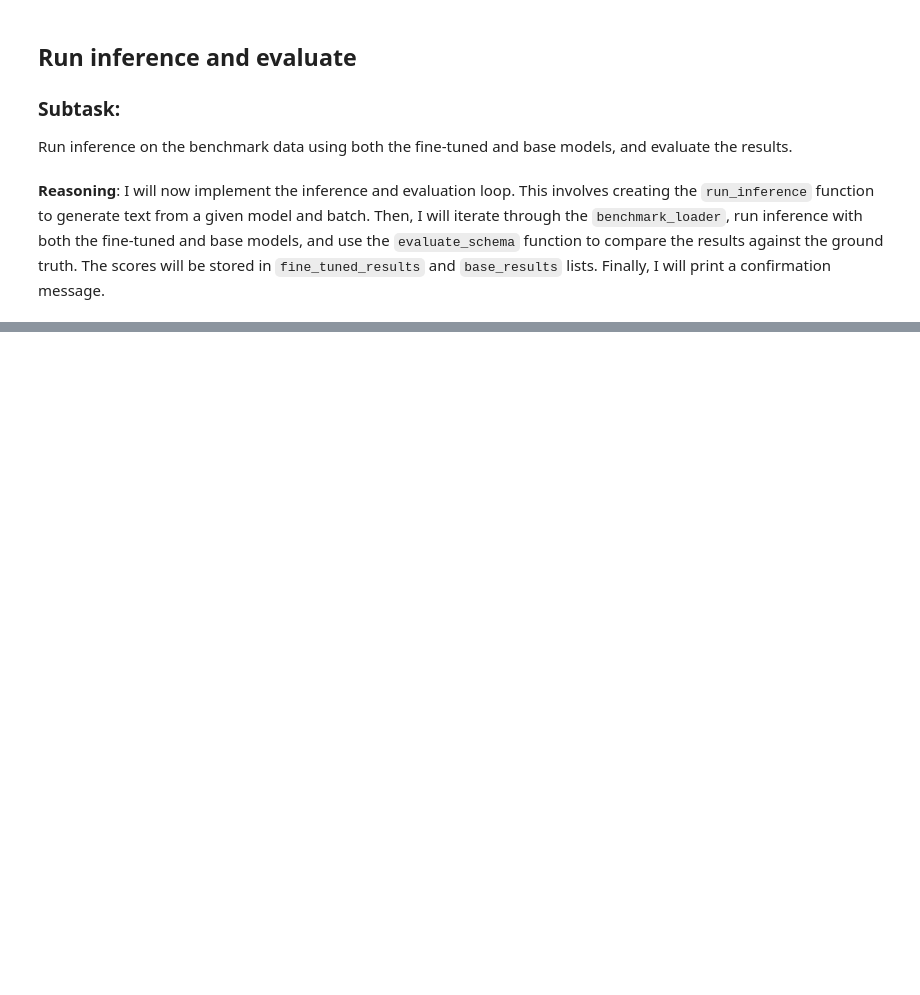
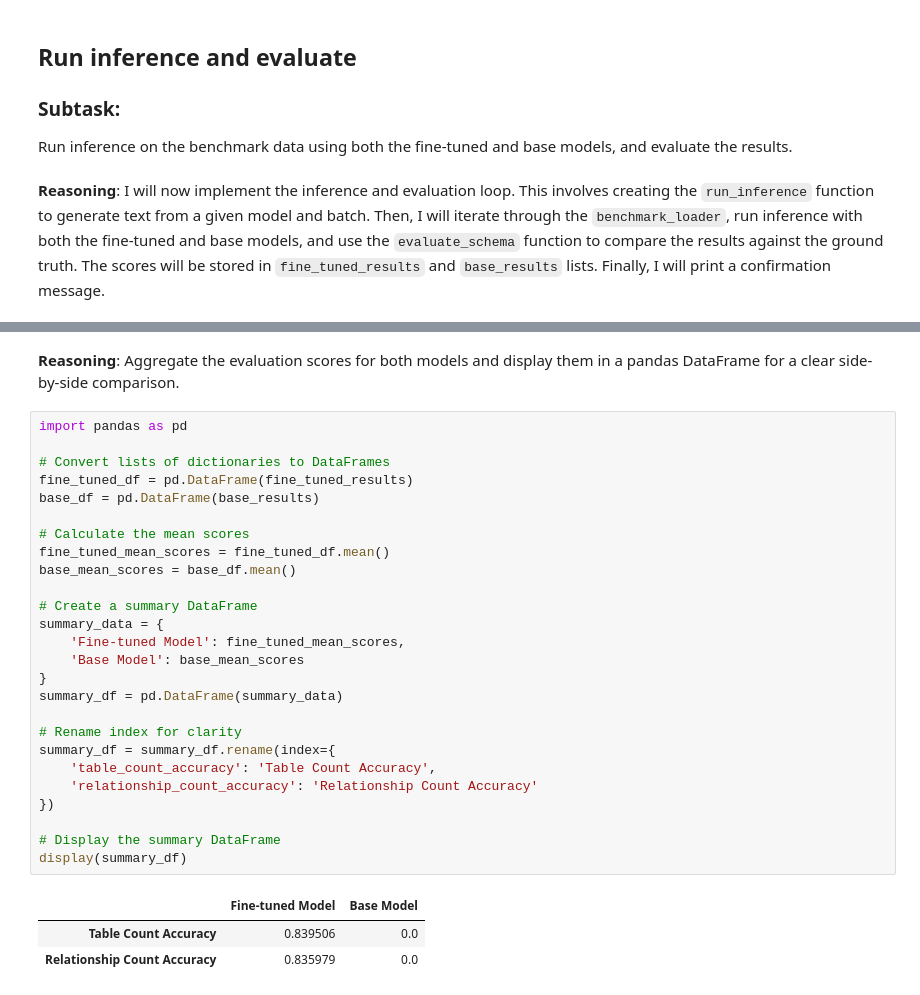
Before and after one commit to dvnguyen02/dbdiagram2SQLschema, a Jupyter notebook: notebooks/finetuning.ipynb, the cells around one changed output, grey strips where cells are left out. Saved outputs shown, nothing was run; the diff lists cells and outputs as text; blank space fills up the shorter version.

```diff
--- a/finetuning (2).ipynb
+++ b/notebooks/finetuning.ipynb
@@ -1082,0 +1089,33 @@ The following generation flags are not valid and may be ignored: ['temperature']
+# %% [markdown]
+**Reasoning**:
+Aggregate the evaluation scores for both models and display them in a pandas DataFrame for a clear side-by-side comparison.
+# %%
+import pandas as pd
+
+# Convert lists of dictionaries to DataFrames
+fine_tuned_df = pd.DataFrame(fine_tuned_results)
+base_df = pd.DataFrame(base_results)
+
+# Calculate the mean scores
+fine_tuned_mean_scores = fine_tuned_df.mean()
+base_mean_scores = base_df.mean()
+
+# Create a summary DataFrame
+summary_data = {
+    'Fine-tuned Model': fine_tuned_mean_scores,
+    'Base Model': base_mean_scores
+}
+summary_df = pd.DataFrame(summary_data)
+
+# Rename index for clarity
+summary_df = summary_df.rename(index={
+    'table_count_accuracy': 'Table Count Accuracy',
+    'relationship_count_accuracy': 'Relationship Count Accuracy'
+})
+
+# Display the summary DataFrame
+display(summary_df)
+# %% [output]
+|  | Fine-tuned Model | Base Model |
+| Table Count Accuracy | 0.839506 | 0.0 |
+| Relationship Count Accuracy | 0.835979 | 0.0 |
```
Also changed, not shown: parts of 3 cells of this notebook, 3 other files.
